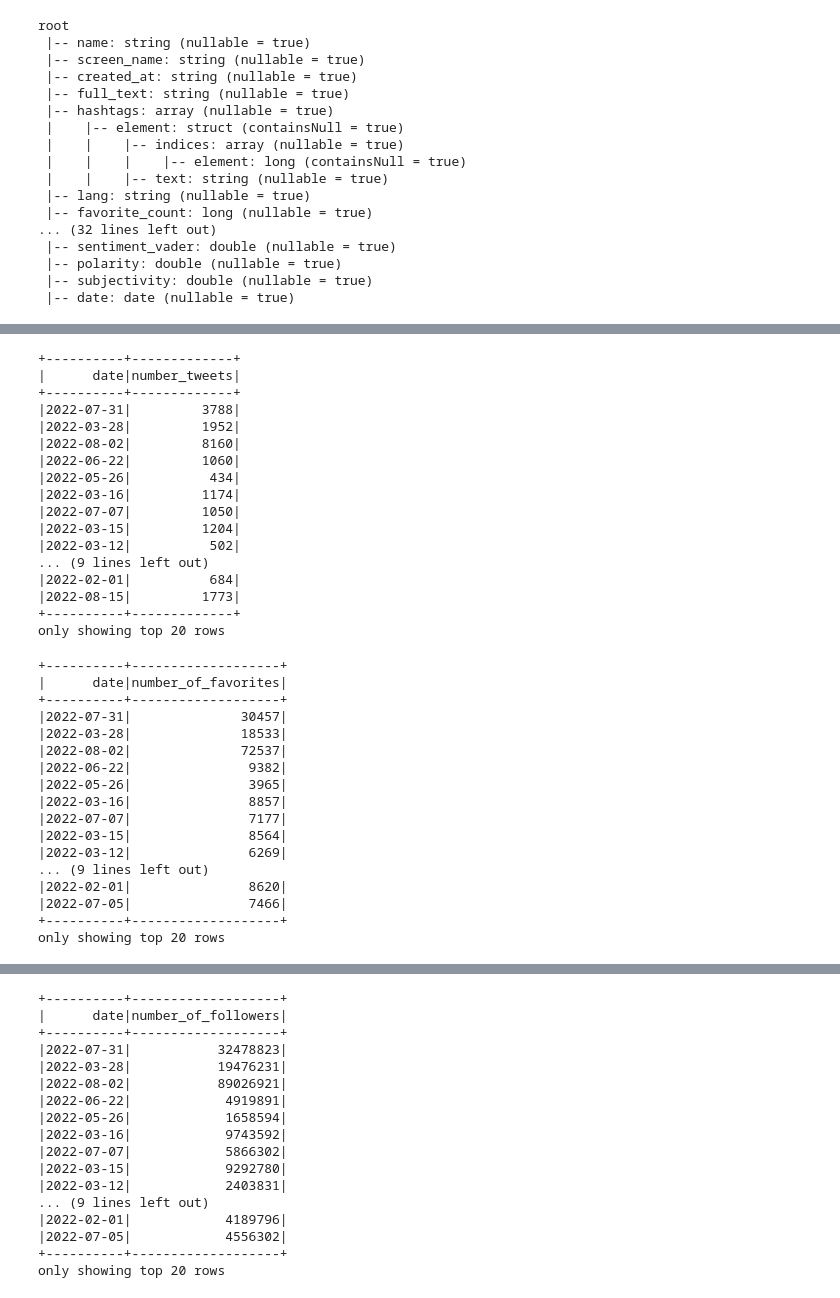
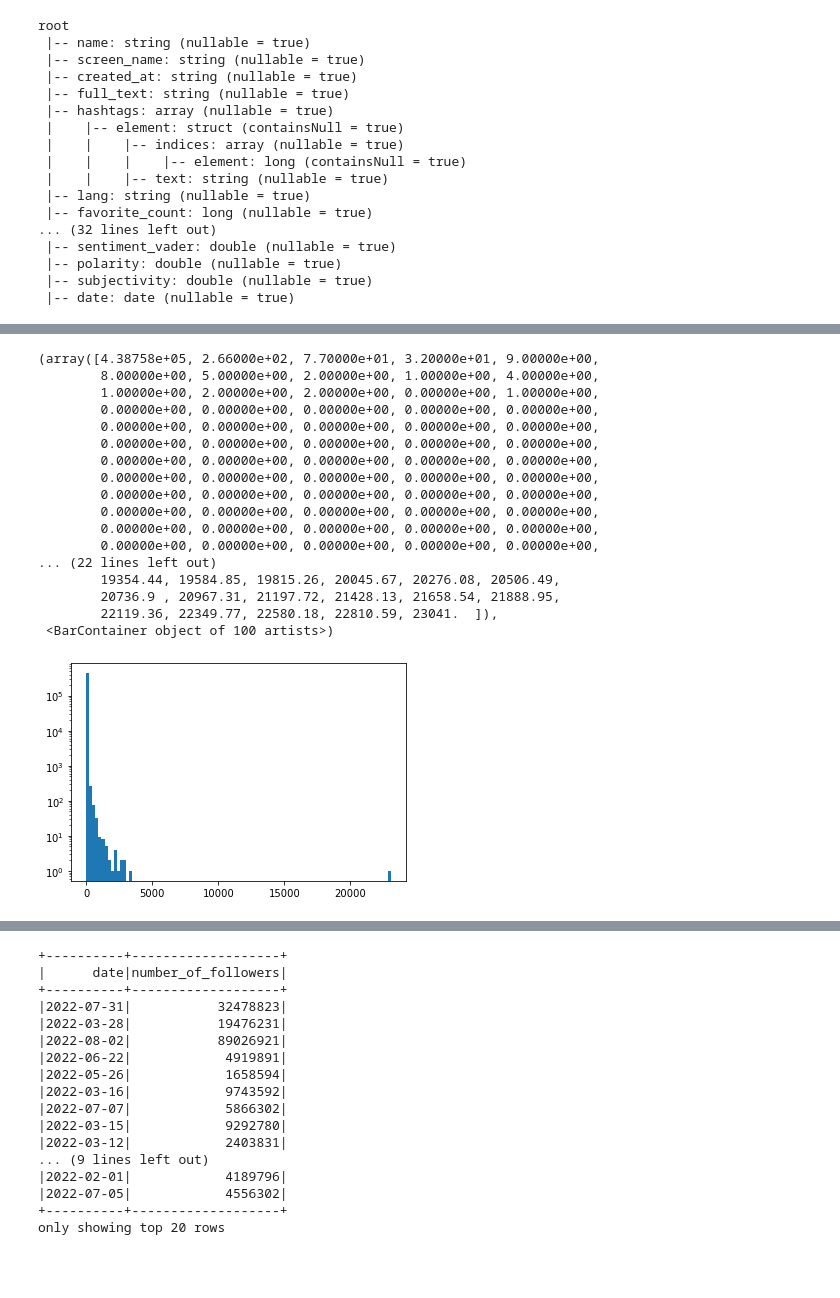
Before and after one commit to atyvaert/big-data, a Jupyter notebook: src/Models/Index price prediction.ipynb, the cells around one changed output, grey strips where cells are left out. Cells and saved outputs as stored; diff of their text form; code cells hidden in the pictures; blank space fills up the shorter version.

```diff
--- a/src/Models/Index price prediction.ipynb
+++ b/src/Models/Index price prediction.ipynb
@@ -608,0 +612,16 @@ We will group the features per date, so we can merge the dataset with the depend
+# %%
+# select interesting features
+df = df.select(F.col("date"),
+                F.col("full_text"),
+                F.col("favorite_count"),
+                F.col("retweet_count"),
+                F.col("followers_count"),
+                F.col("engagement_rate"),
+                F.col("emoji_count"),
+                F.col("num_words"),
+                F.col("num_hashtags"),
+                F.col("num_mentions"),
+                F.col("num_exclamation_marks"),
+                F.col("sentiment_vader"),
+                F.col("polarity"),
+                F.col("subjectivity"))
@@ -609,47 +648,31 @@ We will group the features per date, so we can merge the dataset with the depend
+# %%
+# plot retweet_count
+plt.hist(df.select("retweet_count").toPandas(), bins=100, log = True)
+# %% [output]
+(array([4.38758e+05, 2.66000e+02, 7.70000e+01, 3.20000e+01, 9.00000e+00,
+        8.00000e+00, 5.00000e+00, 2.00000e+00, 1.00000e+00, 4.00000e+00,
+        1.00000e+00, 2.00000e+00, 2.00000e+00, 0.00000e+00, 1.00000e+00,
+        0.00000e+00, 0.00000e+00, 0.00000e+00, 0.00000e+00, 0.00000e+00,
+        0.00000e+00, 0.00000e+00, 0.00000e+00, 0.00000e+00, 0.00000e+00,
+        0.00000e+00, 0.00000e+00, 0.00000e+00, 0.00000e+00, 0.00000e+00,
+        0.00000e+00, 0.00000e+00, 0.00000e+00, 0.00000e+00, 0.00000e+00,
+        0.00000e+00, 0.00000e+00, 0.00000e+00, 0.00000e+00, 0.00000e+00,
+        0.00000e+00, 0.00000e+00, 0.00000e+00, 0.00000e+00, 0.00000e+00,
+        0.00000e+00, 0.00000e+00, 0.00000e+00, 0.00000e+00, 0.00000e+00,
+        0.00000e+00, 0.00000e+00, 0.00000e+00, 0.00000e+00, 0.00000e+00,
+        0.00000e+00, 0.00000e+00, 0.00000e+00, 0.00000e+00, 0.00000e+00,
+... (22 lines left out)
+        19354.44, 19584.85, 19815.26, 20045.67, 20276.08, 20506.49,
+        20736.9 , 20967.31, 21197.72, 21428.13, 21658.54, 21888.95,
+        22119.36, 22349.77, 22580.18, 22810.59, 23041.  ]),
+ <BarContainer object of 100 artists>)
+[figure, added]
 # %%
 number_of_tweets = df.groupBy('date').agg(F.countDistinct("full_text"))\
                     .withColumnRenamed("count(full_text)", "number_tweets")
-number_of_tweets.show()
-# %% [output]
-+----------+-------------+
-|      date|number_tweets|
-+----------+-------------+
-|2022-07-31|         3788|
-|2022-03-28|         1952|
-|2022-08-02|         8160|
-|2022-06-22|         1060|
-|2022-05-26|          434|
-|2022-03-16|         1174|
-|2022-07-07|         1050|
-|2022-03-15|         1204|
-|2022-03-12|          502|
-... (9 lines left out)
-|2022-02-01|          684|
-|2022-08-15|         1773|
-+----------+-------------+
-only showing top 20 rows
 # %%
 number_of_favorites = df.groupBy('date').agg(F.sum("favorite_count"))\
                         .withColumnRenamed("sum(favorite_count)", "number_of_favorites")
-number_of_favorites.show()
-# %% [output]
-+----------+-------------------+
-|      date|number_of_favorites|
-+----------+-------------------+
-|2022-07-31|              30457|
-|2022-03-28|              18533|
-|2022-08-02|              72537|
-|2022-06-22|               9382|
-|2022-05-26|               3965|
-|2022-03-16|               8857|
-|2022-07-07|               7177|
-|2022-03-15|               8564|
-|2022-03-12|               6269|
-... (9 lines left out)
-|2022-02-01|               8620|
-|2022-07-05|               7466|
-+----------+-------------------+
-only showing top 20 rows
 # %%
 number_of_retweets = df.groupBy('date').agg(F.sum("retweet_count"))\
                         .withColumnRenamed("sum(retweet_count)", "number_of_retweets")
```
Also changed, not shown: parts of 100 cells of this notebook.
